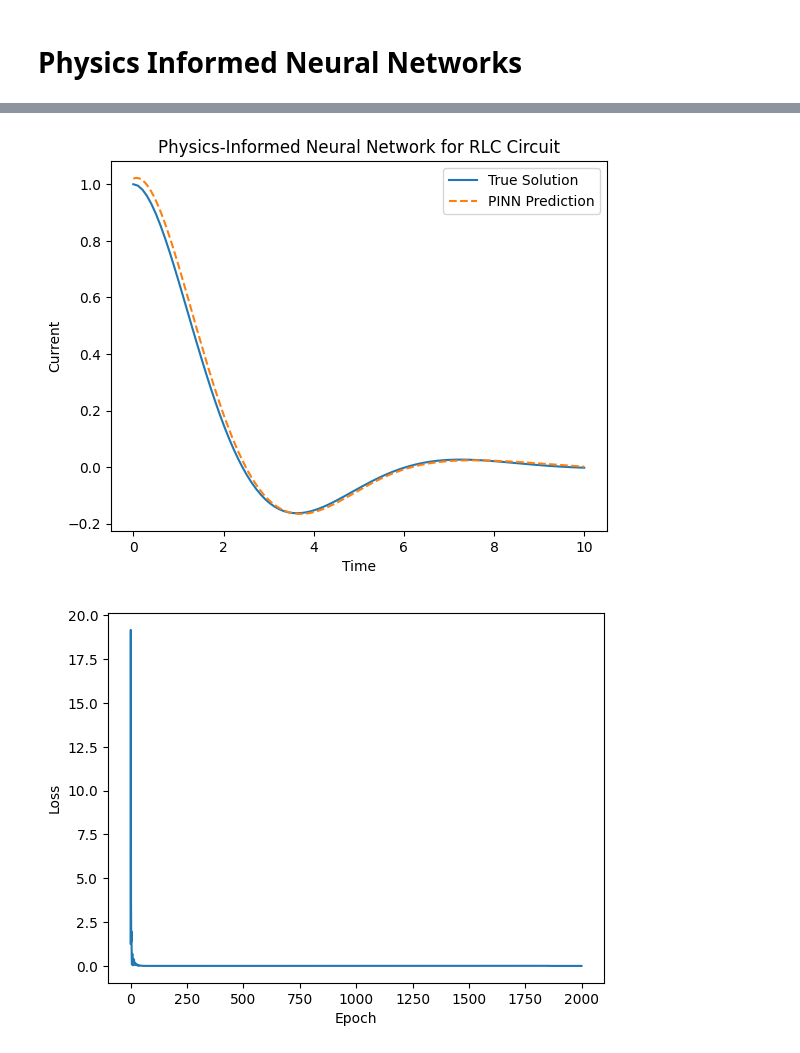
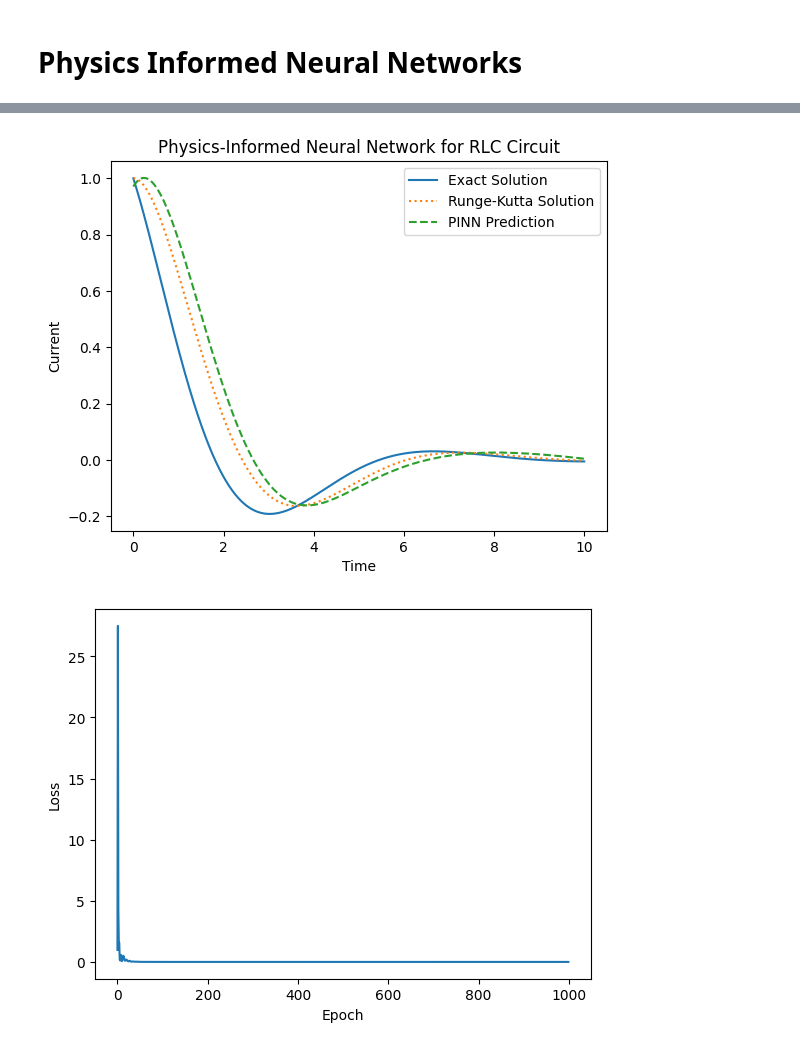
Before and after one commit to rbrinson2/EE-6770-Application_Neural_Network, a Jupyter notebook: Project/Neural ODE_RB.ipynb, the cells around one changed output, grey strips where cells are left out. Cells and saved outputs as stored; diff of their text form; code cells hidden in the pictures.

Commit message:
Added exact solution for underdamened circuit and accuracy

```diff
--- a/Project/Neural ODE_RB.ipynb
+++ b/Project/Neural ODE_RB.ipynb
@@ -228,11 +228,16 @@ plt.show()
+# %%
+def rlc_under(t):
+    alpha = R_test / (2 * L_test)
+    omega_0 = 1 / np.sqrt(L_test * C_test)
+    zeta = alpha / omega_0
+    omega_d = omega_0 * np.sqrt(1 - zeta ** 2)
+    B1 = I0
+    B2 = dI0_dt
+
+    I = (B1  * np.cos(omega_d * t) + B2 * np.sin(omega_d * t)) * np.exp(-alpha * t)
+
+    return I
 # %%
-# Define the RLC ODE
-def rlc_ode(t, y, alpha, omega_0):
-    i, di_dt = y
-    d2i_dt2 = -2 * alpha * di_dt - omega_0**2 * i
-    return [di_dt, d2i_dt2]
-
-
 # Define the input voltage as a function of time
 def voltage(t):
     return 0
@@ -281,12 +288,19 @@ t_train, t_test2 = train_test_split(t_values, test_size=0.2, random_state=42)
 pinn_model = PINN()
 optimizer = tf.keras.optimizers.Adam(learning_rate=0.05)
 
+I_exact = rlc_under(np.linspace(0, 10, 1000))
+
+# Solve the ODE directly to compare
+solution_test = solve_ivp(rlc_ode, (0, 10), [1.0, 0.0], t_eval=np.linspace(0,10,1000), args=(alpha_test, omega_0_test), method='RK45')
+I_rk45 = solution_test.y[0]
+
 # Train the model
 loss_data = []
 accuracy_data = []
-epochs = 2000
+epochs = 1000
 for epoch in range(epochs):
-    loss, I_pred = train_step(pinn_model, t_train, voltage, optimizer)
+    loss = train_step(pinn_model, t_train, voltage, optimizer)
+    accuracy_data.append(pinn_accuracy(I_rk45, pinn_model(t_values)))
     loss_data.append(loss.numpy())
     if epoch % 100 == 0:
         print(f'Epoch {epoch}, Loss: {loss.numpy()}')
@@ -314,23 +318,25 @@ Epoch 1900, Loss: [2.7123044e-05]
 # %%
 # Predict the current I(t) using the trained model
 I_pred = pinn_model(t_values)
 
 # Plot the results
 import matplotlib.pyplot as plt
 
 
-plt.plot(t_test, y_true, label='True Solution')
-plt.plot(t_values, I_pred, '--', label='PINN Prediction')
+plt.plot(t_values, I_exact, label='Exact Solution')
+plt.plot(t_values, I_rk45, label='Runge-Kutta Solution', linestyle= 'dotted')
+plt.plot(t_values, I_pred, label='PINN Prediction', linestyle= 'dashed')
 plt.xlabel('Time')
 plt.ylabel('Current')
 plt.title('Physics-Informed Neural Network for RLC Circuit')
 plt.legend()
 plt.show()
-
-plt.plot(loss_data, label='Loss')
-plt.xlabel('Epoch')
-plt.ylabel('Loss')
-plt.show()
 # %% [output]
-[figure, old version]
+[figure, new version]
-[figure, removed]
+# %%
+plt.plot(loss_data, label='Loss')
+plt.xlabel('Epoch')
+plt.ylabel('Loss')
+plt.show()
+# %% [output]
+[figure, added]
```
Also changed, not shown: parts of 16 cells of this notebook.
